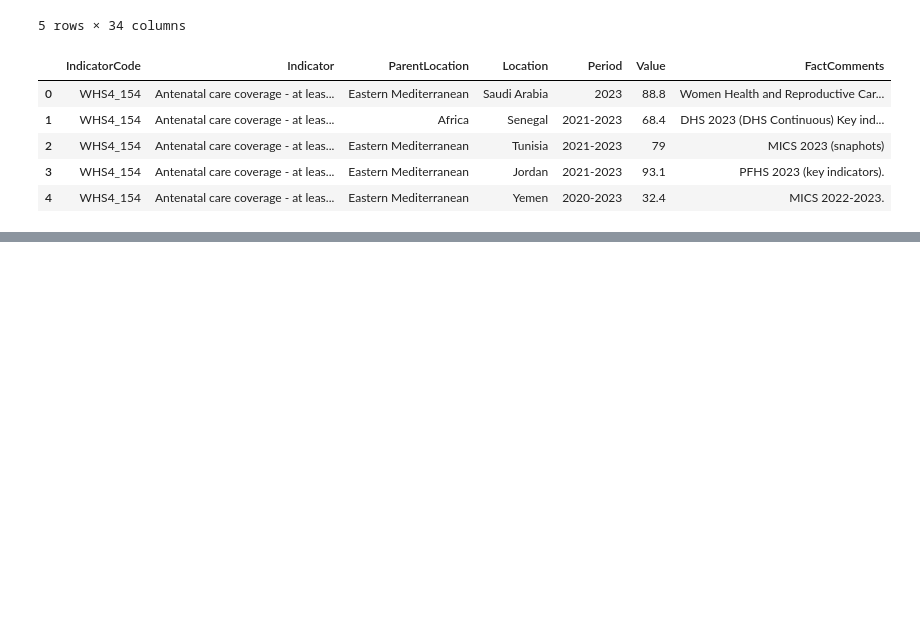
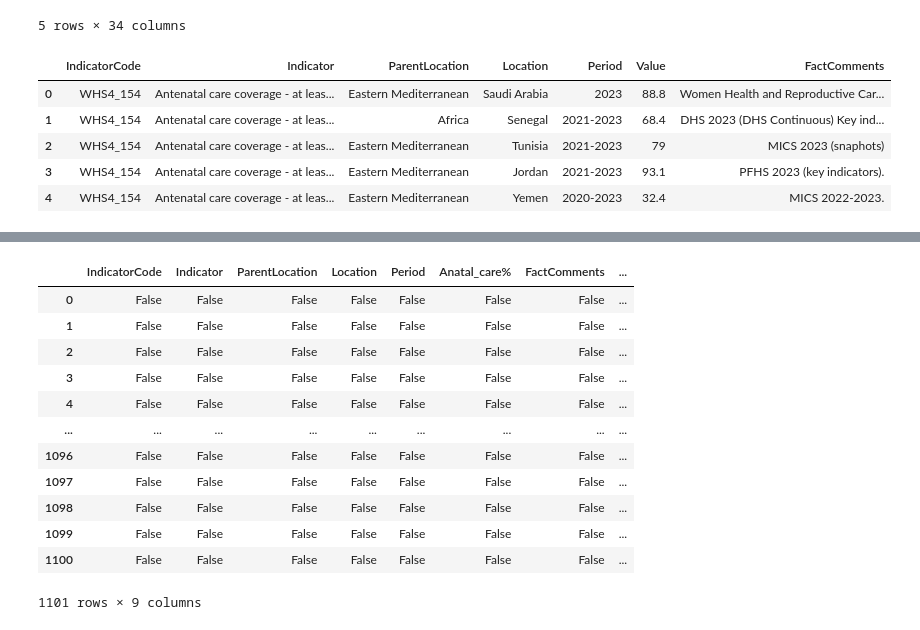
Before and after one commit to laurar9889/Project_3_Team_1, a Jupyter notebook: main_file.ipynb, the cells around one changed output, grey strips where cells are left out. Cells and saved outputs as stored; diff of their text form; code cells hidden in the pictures; blank space fills up the shorter version.

Commit message:
Assignment: all tables with period_range

```diff
--- a/main_file.ipynb
+++ b/main_file.ipynb
@@ -731,0 +886,3 @@ cleaned_care_coverage_df.rename(columns={'Value': 'Anatal_care%'}, inplace=True)
+# %%
+#IA# adding left hand values to new column name 'Starting_Year'
+cleaned_care_coverage_df['Starting_Year'] = cleaned_care_coverage_df['Period'].str.split(pat='-').str[0]
@@ -731,0 +905,19 @@ cleaned_care_coverage_df.rename(columns={'Value': 'Anatal_care%'}, inplace=True)
+# %%
+#IA# adding Right hand values to new column name 'Year_Ending'
+cleaned_care_coverage_df['Year_Ending'] = cleaned_care_coverage_df['Period'].str.split(pat='-').str[1]
+# checking null values for column 'year_Ending'
+cleaned_care_coverage_df.isnull()
+# %% [output]
+|  | IndicatorCode | Indicator | ParentLocation | Location | Period | Anatal_care% | FactComments | ... |
+| 0 | False | False | False | False | False | False | False | ... |
+| 1 | False | False | False | False | False | False | False | ... |
+| 2 | False | False | False | False | False | False | False | ... |
+| 3 | False | False | False | False | False | False | False | ... |
+| 4 | False | False | False | False | False | False | False | ... |
+| ... | ... | ... | ... | ... | ... | ... | ... | ... |
+| 1096 | False | False | False | False | False | False | False | ... |
+| 1097 | False | False | False | False | False | False | False | ... |
+| 1098 | False | False | False | False | False | False | False | ... |
+| 1099 | False | False | False | False | False | False | False | ... |
+| 1100 | False | False | False | False | False | False | False | ... |
+1101 rows × 9 columns
```
Also changed, not shown: parts of 26 cells of this notebook.
